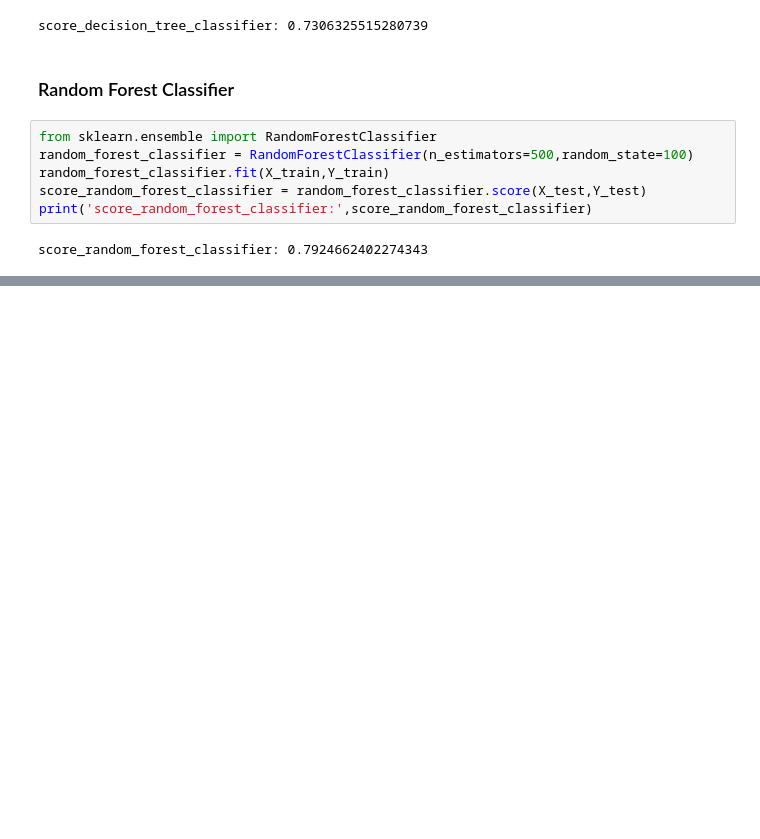
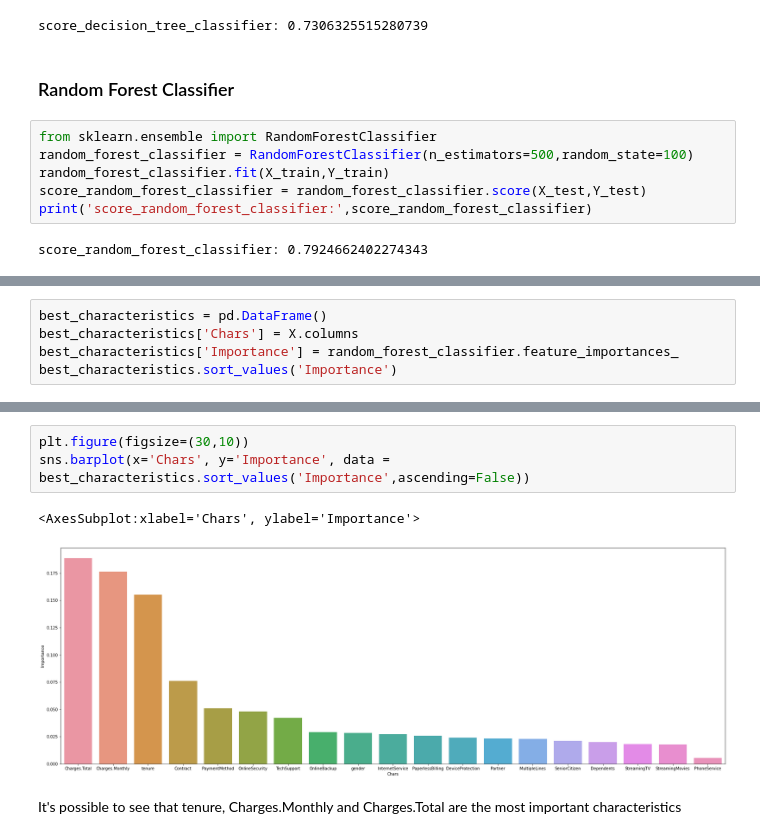
Before and after one commit to ViniciusSimm/alura-voz, a Jupyter notebook: predictive_tryout.ipynb, the cells around one changed output, grey strips where cells are left out. Saved outputs shown, nothing was run; the diff lists cells and outputs as text; blank space fills up the shorter version.

Commit message:
main characteristics

```diff
--- a/predictive_tryout.ipynb
+++ b/predictive_tryout.ipynb
@@ -140,0 +146,5 @@ score_random_forest_classifier: 0.7924662402274343
+# %%
+best_characteristics = pd.DataFrame()
+best_characteristics['Chars'] = X.columns
+best_characteristics['Importance'] = random_forest_classifier.feature_importances_
+best_characteristics.sort_values('Importance')
@@ -140,0 +169,8 @@ score_random_forest_classifier: 0.7924662402274343
+# %%
+plt.figure(figsize=(30,10))
+sns.barplot(x='Chars', y='Importance', data = best_characteristics.sort_values('Importance',ascending=False))
+# %% [output]
+<AxesSubplot:xlabel='Chars', ylabel='Importance'>
+[figure, added]
+# %% [markdown]
+It's possible to see that tenure, Charges.Monthly and Charges.Total are the most important characteristics
```
Also changed, not shown: parts of 4 cells of this notebook, 1 other file.
